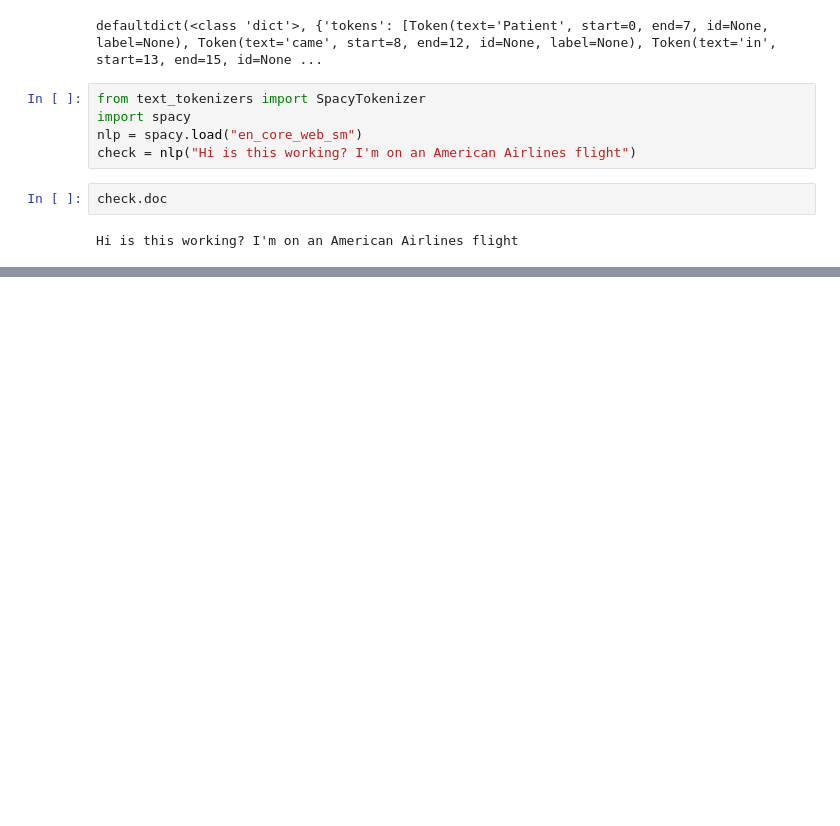
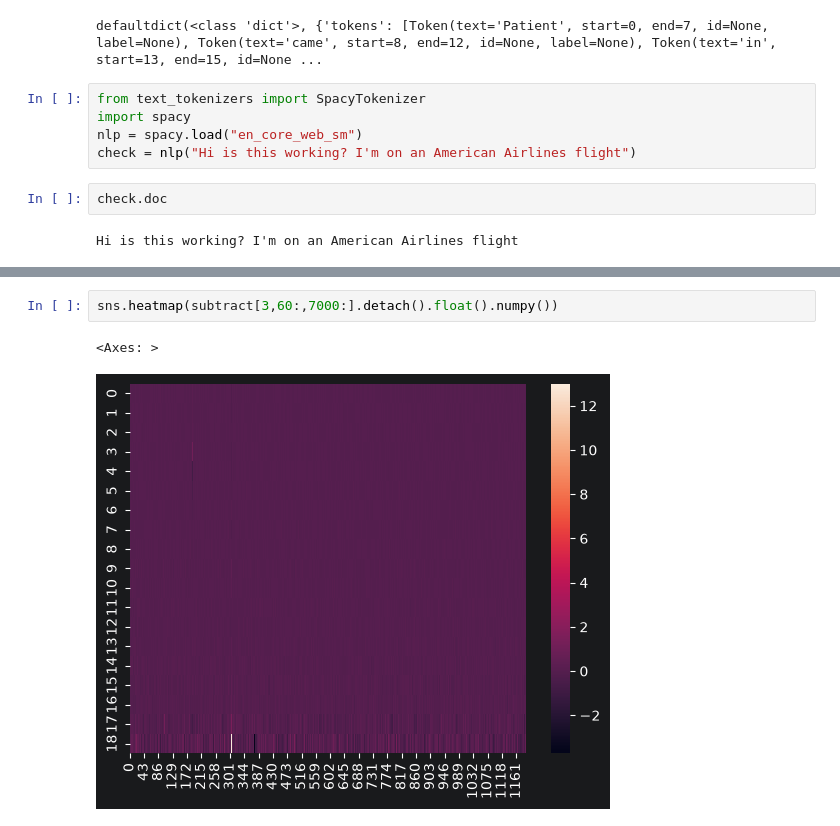
Before and after one commit to cfavreau0019/semanticdynamics, a Jupyter notebook: sandbox/population_generator.ipynb, the cells around one changed output, grey strips where cells are left out. Drawn from its saved outputs; the diff is of its cells as text; blank space fills up the shorter version.

```diff
--- a/sandbox/population_generator.ipynb
+++ b/sandbox/population_generator.ipynb
@@ -436,0 +690,5 @@ Hi is this working? I'm on an American Airlines flight
+# %%
+sns.heatmap(subtract[3,60:,7000:].detach().float().numpy())
+# %% [output]
+<Axes: >
+[figure, added]
```
Also changed, not shown: parts of 35 cells of this notebook, 15 other files.
